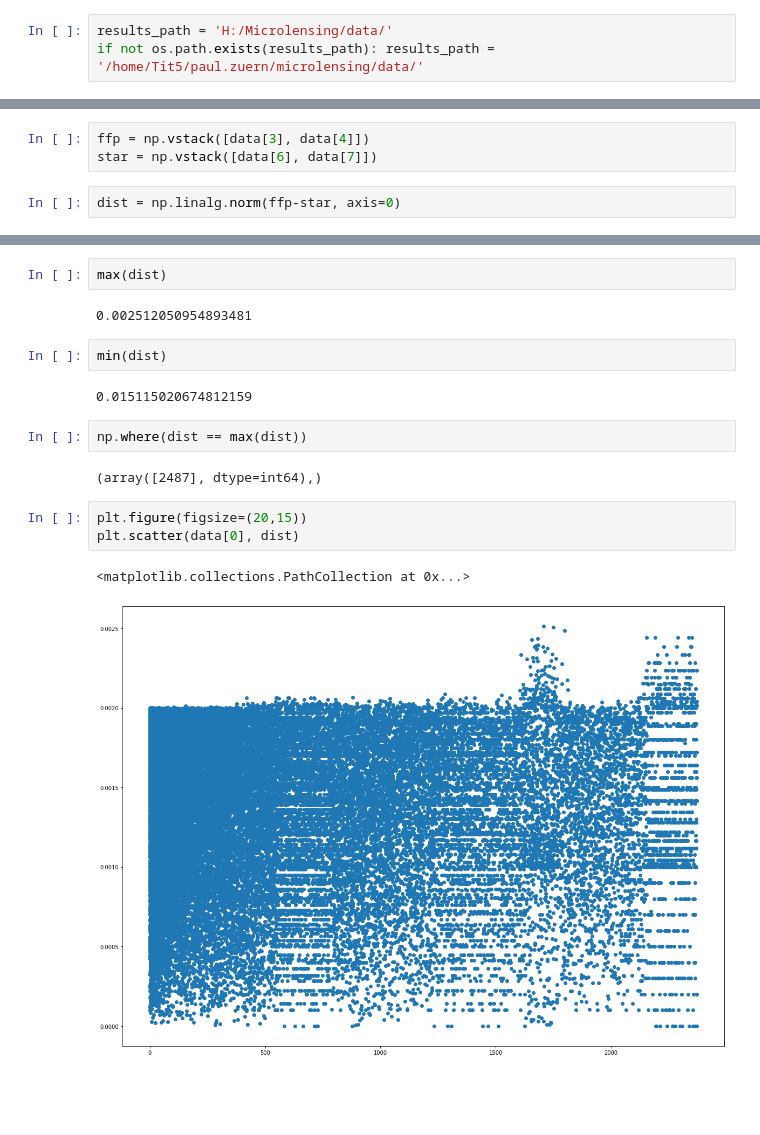
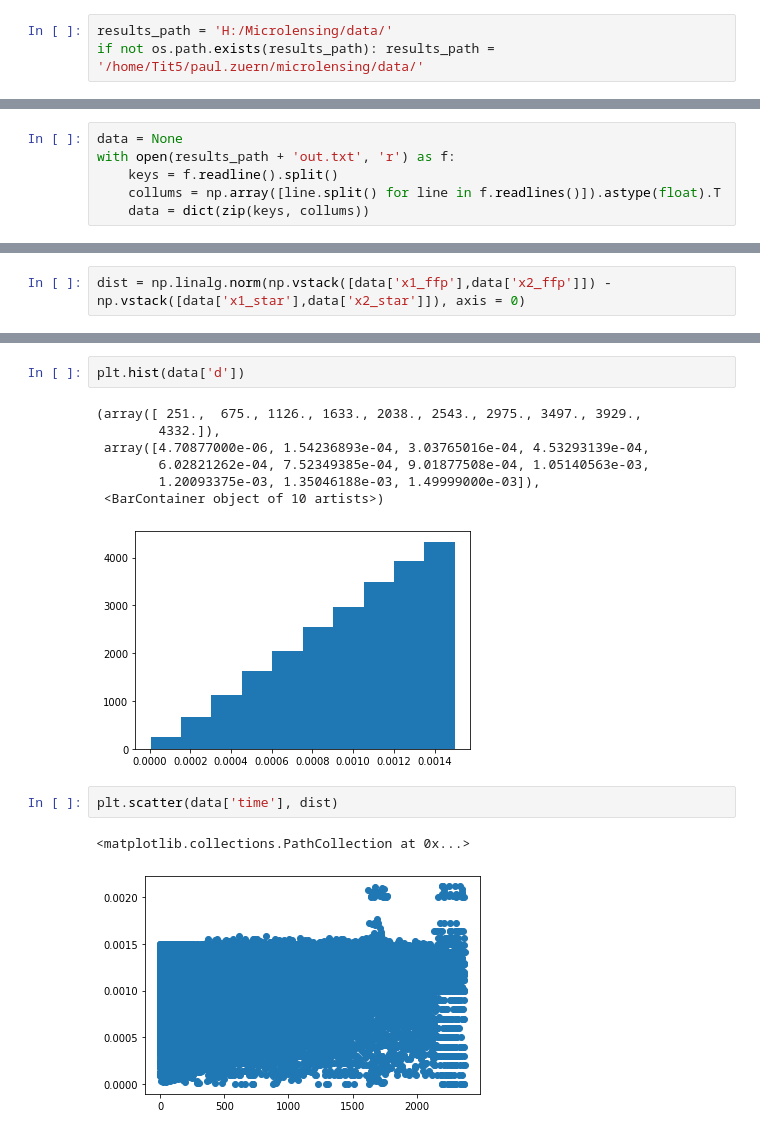
Before and after one commit to Paulemaule/microlensing, a Jupyter notebook: analyse.ipynb, the cells around one changed output, grey strips where cells are left out. Drawn from its saved outputs; the diff is of its cells as text; blank space fills up the shorter version.

Commit message:
converted the script to notebook, did some changes to the saved data

```diff
--- a/analyse.ipynb
+++ b/analyse.ipynb
@@ -9,0 +8,6 @@ data = np.loadtxt(results_path + 'out.txt', skiprows=1).T
+# %%
+data = None
+with open(results_path + 'out.txt', 'r') as f:
+    keys = f.readline().split()
+    collums = np.array([line.split() for line in f.readlines()]).astype(float).T
+    data = dict(zip(keys, collums))
@@ -10,8 +34,5 @@ data = np.loadtxt(results_path + 'out.txt', skiprows=1).T
 # %%
-ffp = np.vstack([data[3], data[4]])
-star = np.vstack([data[6], data[7]])
+dist = np.linalg.norm(np.vstack([data['x1_ffp'],data['x2_ffp']]) - np.vstack([data['x1_star'],data['x2_star']]), axis = 0)
-# %%
-dist = np.linalg.norm(ffp-star, axis=0)
 # %%
 plt.hist(dist)
 # %% [output]
@@ -25,18 +46,15 @@ plt.hist(dist)
-# %%
-max(dist)
-# %% [output]
-0.002512050954893481
-# %%
-min(dist)
-# %% [output]
-0.015115020674812159
-# %%
-np.where(dist == max(dist))
-# %% [output]
-(array([2487], dtype=int64),)
+# %%
+plt.hist(data['d'])
+# %% [output]
+(array([ 251.,  675., 1126., 1633., 2038., 2543., 2975., 3497., 3929.,
+        4332.]),
+ array([4.70877000e-06, 1.54236893e-04, 3.03765016e-04, 4.53293139e-04,
+        6.02821262e-04, 7.52349385e-04, 9.01877508e-04, 1.05140563e-03,
+        1.20093375e-03, 1.35046188e-03, 1.49999000e-03]),
+ <BarContainer object of 10 artists>)
+[figure, added]
 # %%
-plt.figure(figsize=(20,15))
-plt.scatter(data[0], dist)
+plt.scatter(data['time'], dist)
 # %% [output]
 <matplotlib.collections.PathCollection at 0x...>
-[figure, old version]
+[figure, new version]
```
Also changed, not shown: parts of 5 cells of this notebook, 1 other file.
